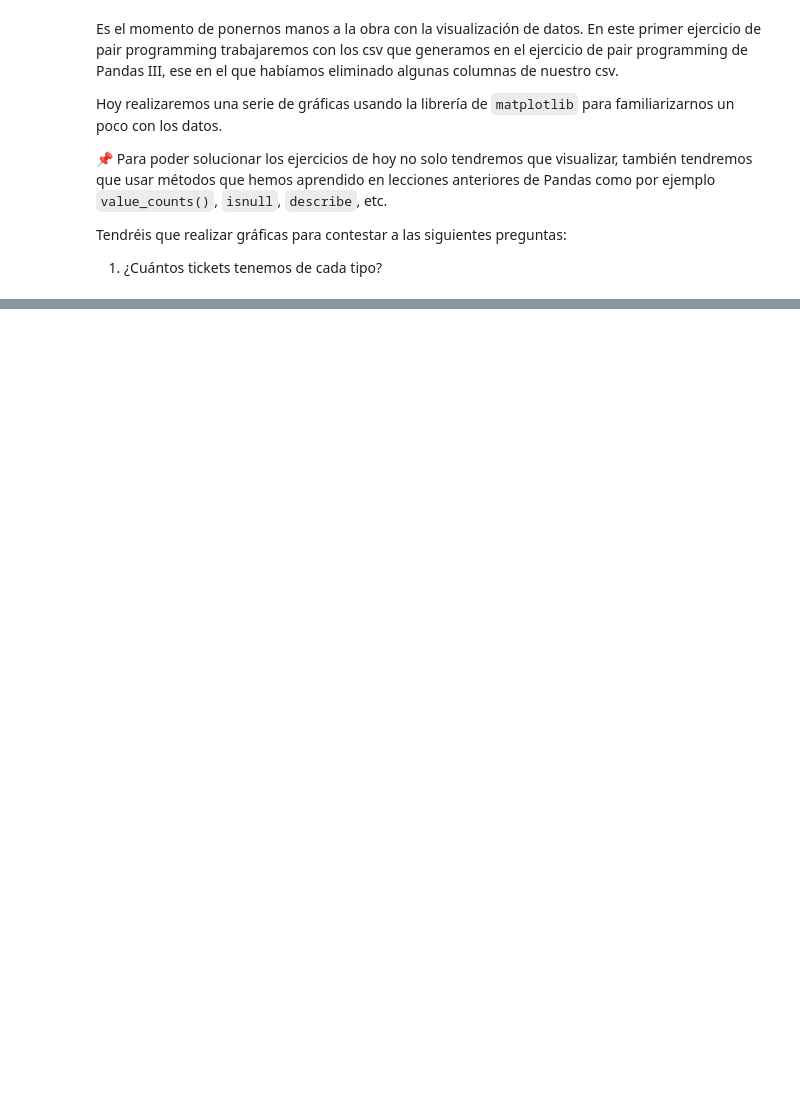
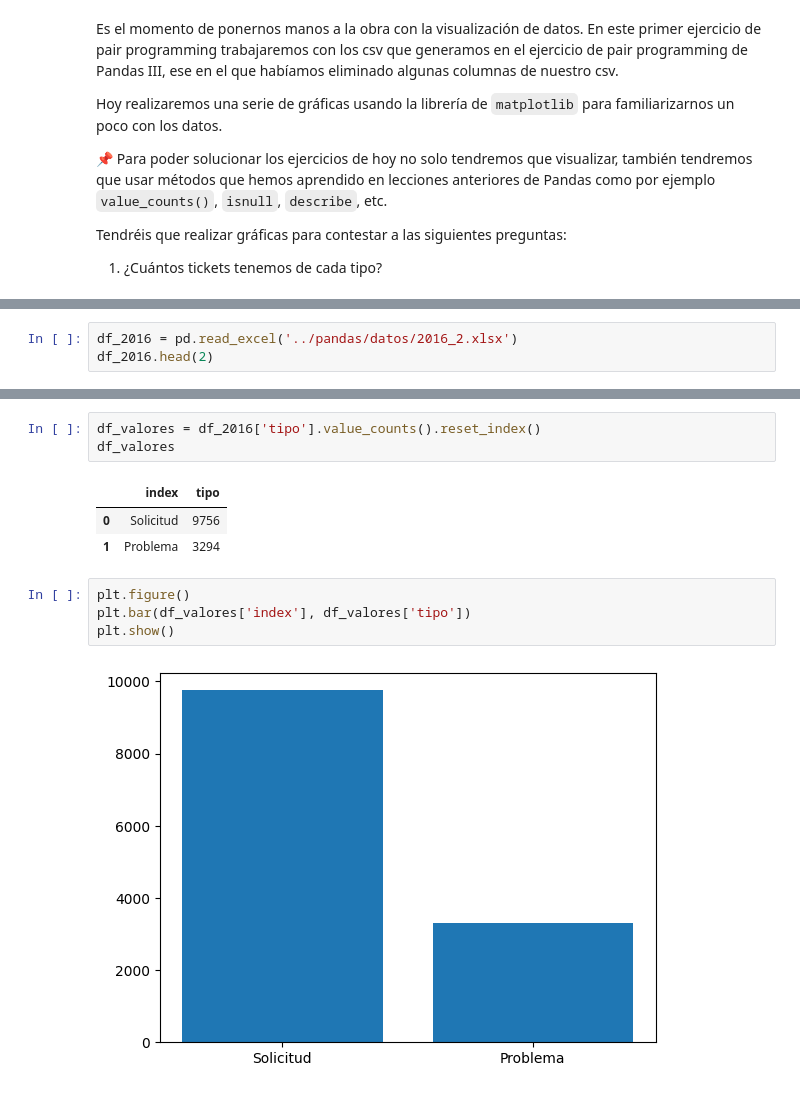
Before and after one commit to Adalab/promo-d-da-modulo2-sprint1-cassia-maitane, a Jupyter notebook: visualizacion/visualizacion-I.ipynb, the cells around one changed output, grey strips where cells are left out. Drawn from its saved outputs; the diff is of its cells as text; blank space fills up the shorter version.

Commit message:
visualizacion1 a medias

```diff
--- a/visualizacion/visualizacion-I.ipynb
+++ b/visualizacion/visualizacion-I.ipynb
@@ -15,0 +31,3 @@ Tendréis que realizar gráficas para contestar a las siguientes preguntas:
+# %%
+df_2016 = pd.read_excel('../pandas/datos/2016_2.xlsx')
+df_2016.head(2)
@@ -16 +38,14 @@ Tendréis que realizar gráficas para contestar a las siguientes preguntas:
+# %%
+df_valores = df_2016['tipo'].value_counts().reset_index()
+df_valores
+# %% [output]
+|  | index | tipo |
+| 0 | Solicitud | 9756 |
+| 1 | Problema | 3294 |
+# %%
+plt.figure()
+plt.bar(df_valores['index'], df_valores['tipo'])
+plt.show()
+# %% [output]
+[figure, added]
 # %% [markdown]
```
Also changed, not shown: parts of 13 cells of this notebook.
